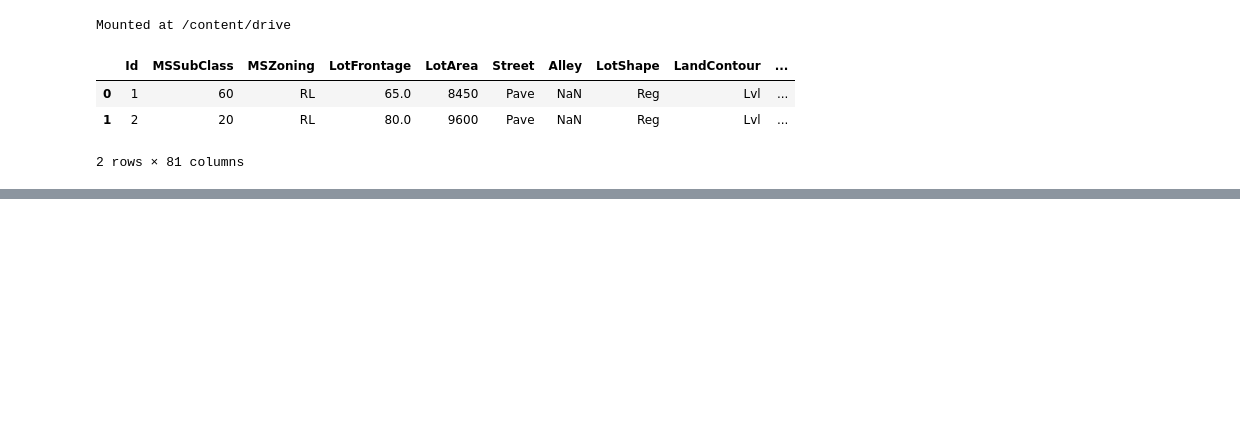
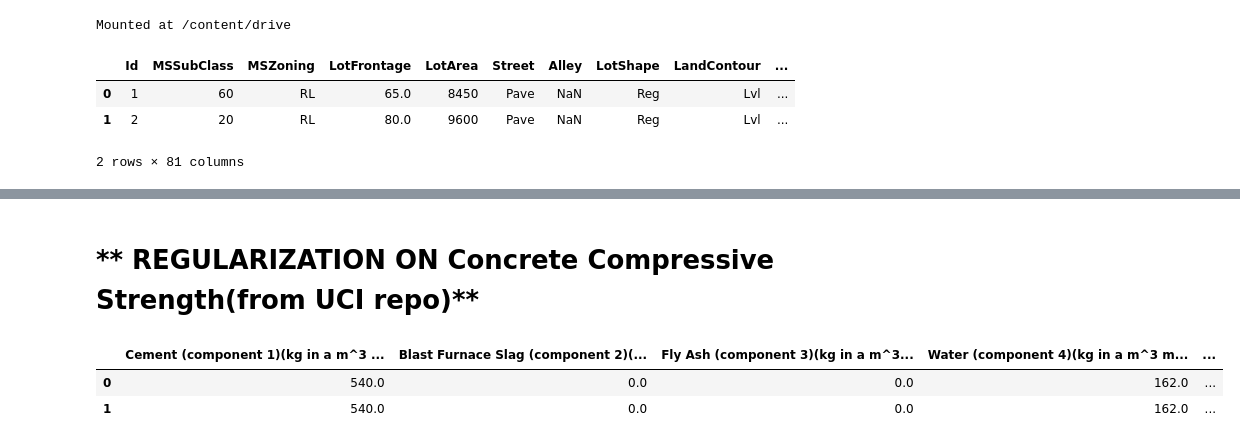
Before and after one commit to Varshini151205/ML, a Jupyter notebook: week6.ipynb, the cells around one changed output, grey strips where cells are left out. Drawn from its saved outputs; the diff is of its cells as text; code cells hidden in the pictures; blank space fills up the shorter version.

```diff
--- a/week6.ipynb
+++ b/week6.ipynb
@@ -65,0 +106,9 @@ GD (approx) Accuracy: 1.71%
+# %% [markdown]
+# ** REGULARIZATION ON Concrete Compressive Strength(from UCI repo)**
+# %%
+data=pd.read_excel('/content/drive/MyDrive/ml lab /Concrete_Data.xls')
+data.head(2)
+# %% [output]
+|  | Cement (component 1)(kg in a m^3 ... | Blast Furnace Slag (component 2)(... | Fly Ash (component 3)(kg in a m^3... | Water (component 4)(kg in a m^3 m... | ... |
+| 0 | 540.0 | 0.0 | 0.0 | 162.0 | ... |
+| 1 | 540.0 | 0.0 | 0.0 | 162.0 | ... |
```
Also changed, not shown: parts of 17 cells of this notebook.
